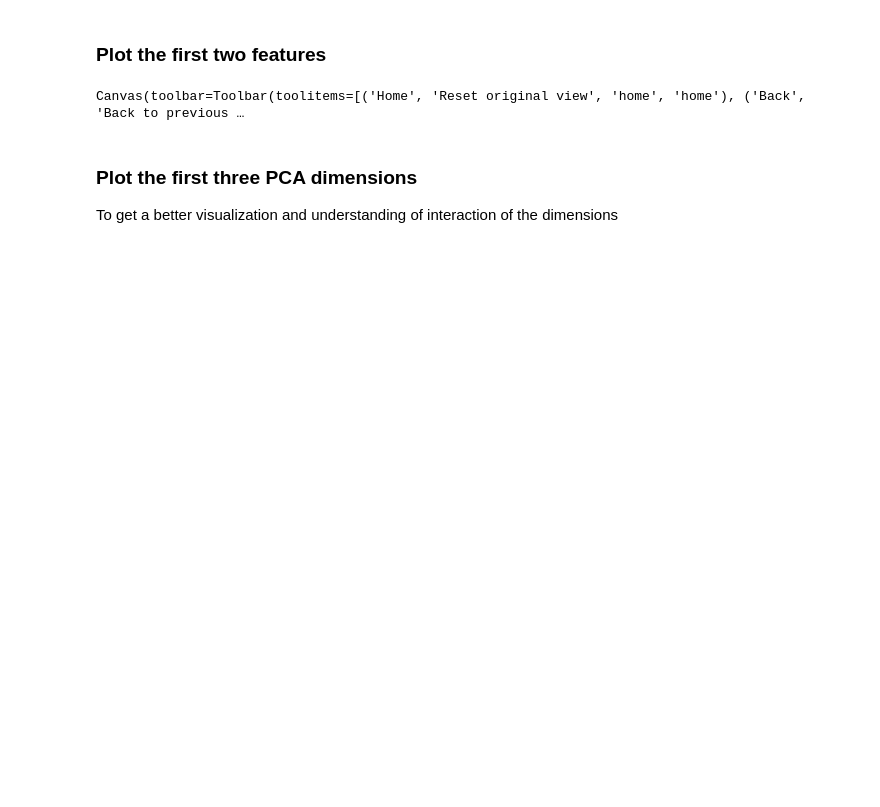
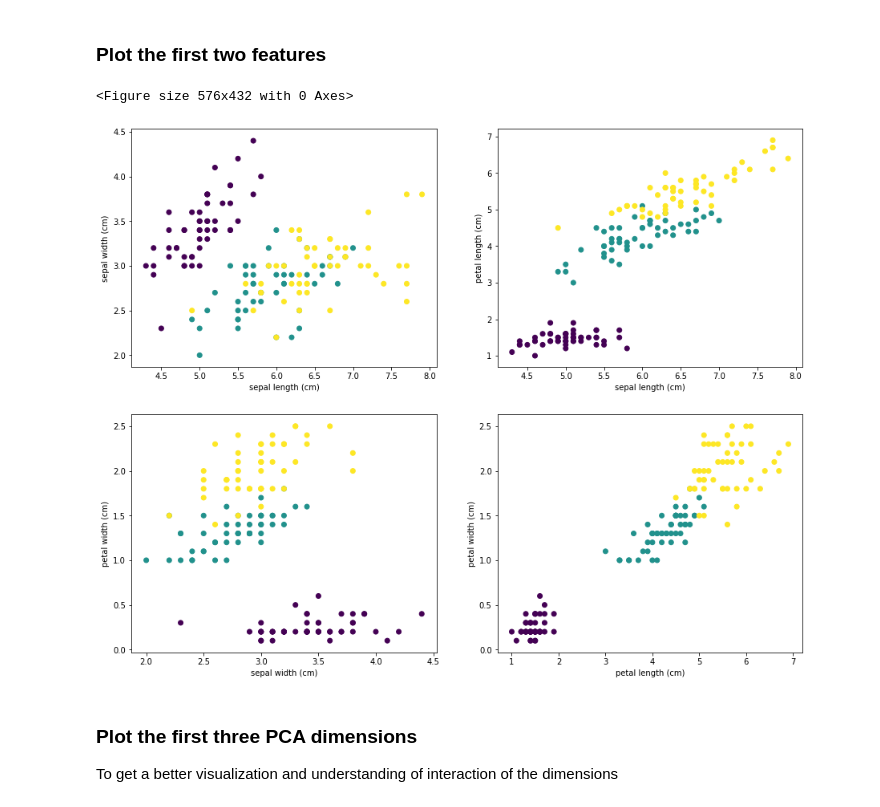
Before and after one commit to wtseve/conference_ia-chatelaf, a Jupyter notebook: notebooks/7_pca/N2_plot_iris_dataset.ipynb, the cells around one changed output. Cells and saved outputs as stored; diff of their text form; code cells hidden in the pictures; blank space fills up the shorter version.

```diff
--- a/notebooks/7_pca/N2_plot_iris_dataset.ipynb
+++ b/notebooks/7_pca/N2_plot_iris_dataset.ipynb
@@ -25,30 +23,32 @@ Warning: Cannot change to a different GUI toolkit: notebook. Using widget instea
 # %% [markdown]
 ### Plot the first two features
 # %%
+plt.figure(figsize=(8,6))
 f,((ax1, ax2), (ax3, ax4)) = plt.subplots(2,2,figsize=(15, 12))
 # Axe 1 and 2
 ax1.scatter(X[:,0], X[:,1],c=iris.target,)
 ax1.set_xlabel(iris.feature_names[0])
 ax1.set_ylabel(iris.feature_names[1])
 
 # Axe 1 and 3
 ax2.scatter(X[:,0], X[:,2],c=iris.target,)
 ax2.set_xlabel(iris.feature_names[0])
 ax2.set_ylabel(iris.feature_names[2])
 
 # Axe 2 and 4
 ax3.scatter(X[:,1], X[:,3],c=iris.target,)
 ax3.set_xlabel(iris.feature_names[1])
 ax3.set_ylabel(iris.feature_names[3])
 
 # Axe 3 and 4
 cf= ax4.scatter(X[:,2], X[:,3],c=iris.target,)
 ax4.set_xlabel(iris.feature_names[2])
 ax4.set_ylabel(iris.feature_names[3])
 #f.colorbar(cf, ax=ax4)
 plt.show()
 # %% [output]
-Canvas(toolbar=Toolbar(toolitems=[('Home', 'Reset original view', 'home', 'home'), ('Back', 'Back to previous …
+<Figure size 576x432 with 0 Axes>
+[figure, added]
 # %% [markdown]
 ### Plot the first three PCA dimensions
 To get a better visualization and understanding of interaction of the dimensions
```
Also changed, not shown: parts of 5 cells of this notebook, 2 other files.
